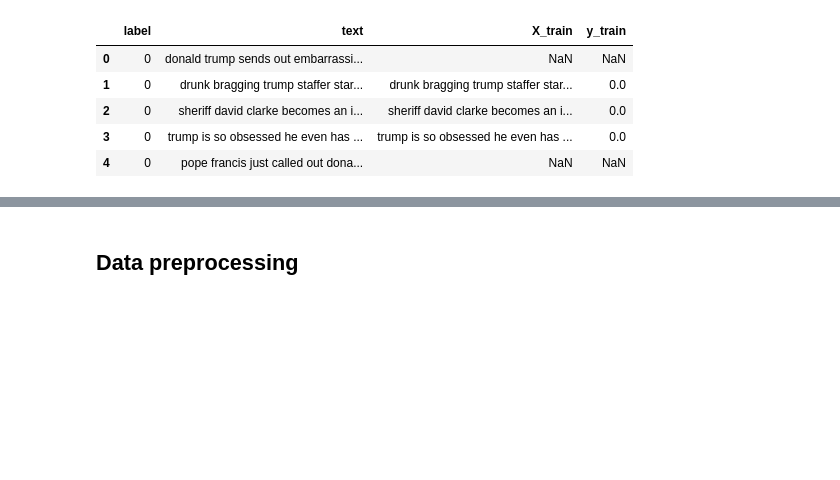
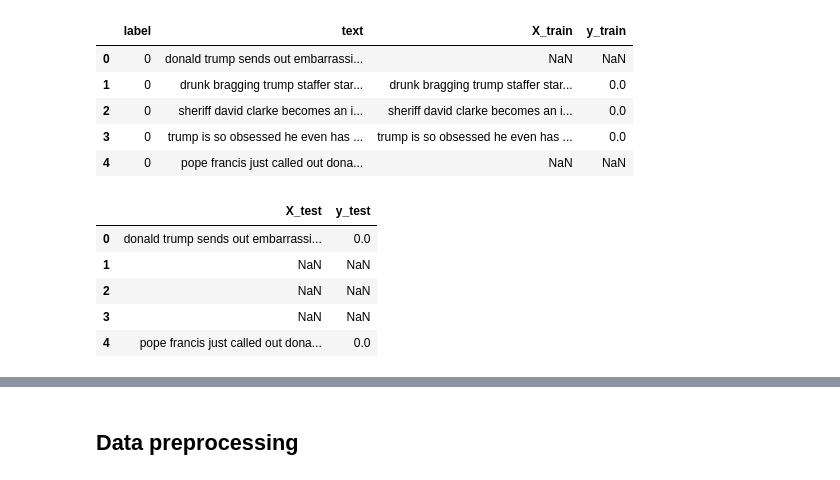
Before and after one commit to AnkitaSK/Proj2_Text_Classification, a Jupyter notebook: main.ipynb, the cells around one changed output, grey strips where cells are left out. Saved outputs shown, nothing was run; the diff lists cells and outputs as text; code cells hidden in the pictures; blank space fills up the shorter version.

```diff
--- a/main.ipynb
+++ b/main.ipynb
@@ -36,3 +67,14 @@ df.head()
 | 2 | 0 | sheriff david clarke becomes an i... | sheriff david clarke becomes an i... | 0.0 |
 | 3 | 0 | trump is so obsessed he even has ... | trump is so obsessed he even has ... | 0.0 |
 | 4 | 0 | pope francis just called out dona... | NaN | NaN |
+# %%
+test_df = test_df.drop(columns=['label', 'text', 'X_train', 'y_train'])
+# %%
+test_df.head()
+# %% [output]
+|  | X_test | y_test |
+| 0 | donald trump sends out embarrassi... | 0.0 |
+| 1 | NaN | NaN |
+| 2 | NaN | NaN |
+| 3 | NaN | NaN |
+| 4 | pope francis just called out dona... | 0.0 |
```
Also changed, not shown: parts of 20 cells of this notebook.
